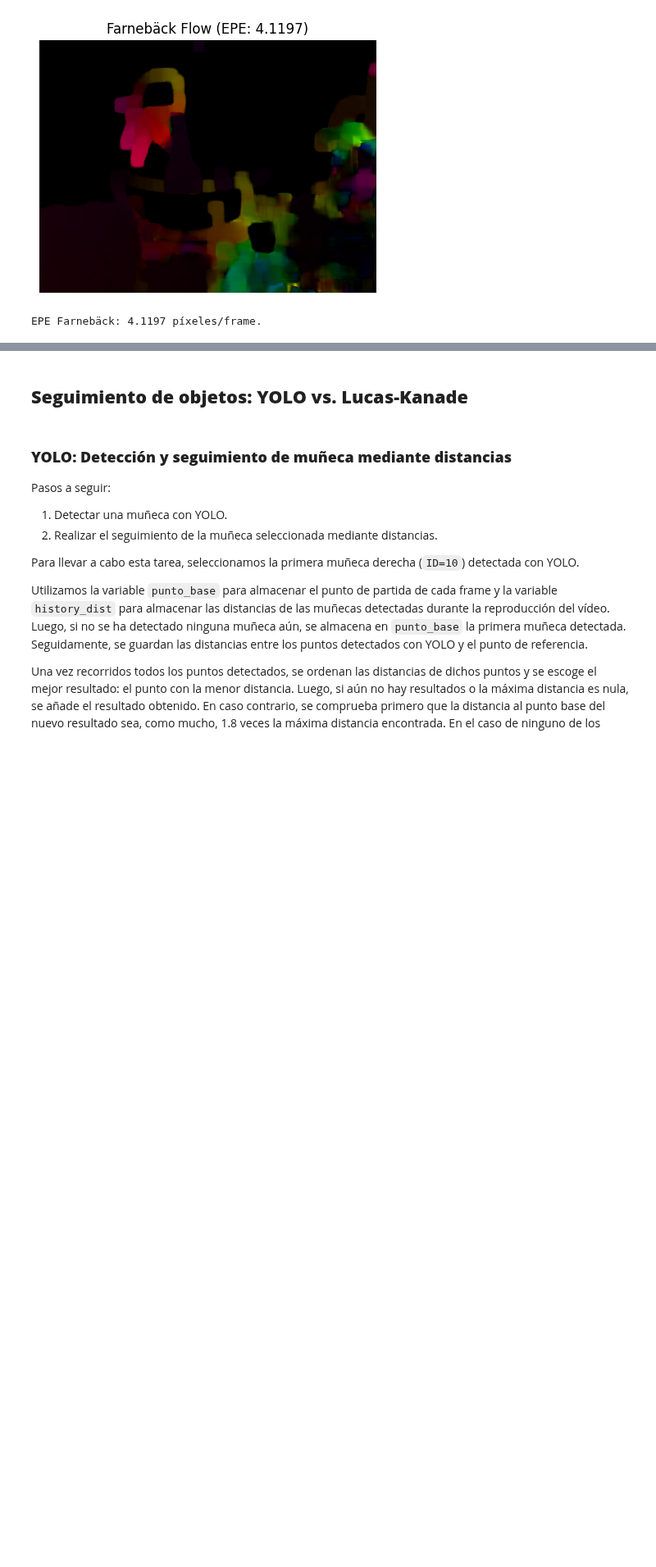
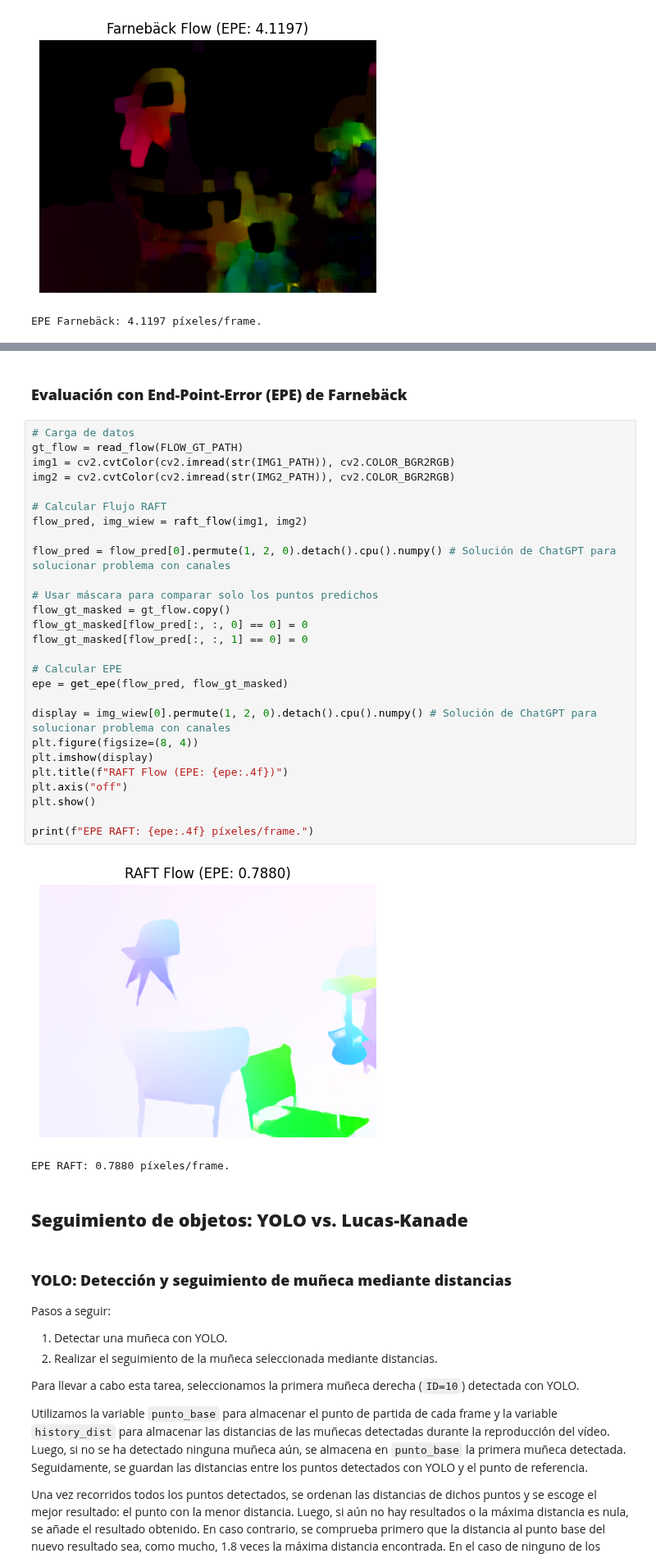
Before and after one commit to lunahernandez/PIAV, a Jupyter notebook: 07/flujo_optico.ipynb, the cells around one changed output, grey strips where cells are left out. Shown at 82% size. Drawn from its saved outputs; the diff is of its cells as text; blank space fills up the shorter version.

```diff
--- a/07/flujo_optico.ipynb
+++ b/07/flujo_optico.ipynb
@@ -1252,3 +1297,35 @@ EPE Farnebäck: 4.1197 píxeles/frame.
+# %% [markdown]
+### **Evaluación con End-Point-Error (EPE) de Farnebäck**
+# %%
+# Carga de datos
+gt_flow = read_flow(FLOW_GT_PATH)
+img1 = cv2.cvtColor(cv2.imread(str(IMG1_PATH)), cv2.COLOR_BGR2RGB)
+img2 = cv2.cvtColor(cv2.imread(str(IMG2_PATH)), cv2.COLOR_BGR2RGB)
+
+# Calcular Flujo RAFT
+flow_pred, img_wiew = raft_flow(img1, img2)
+
+flow_pred = flow_pred[0].permute(1, 2, 0).detach().cpu().numpy() # Solución de ChatGPT para solucionar problema con canales
+
+# Usar máscara para comparar solo los puntos predichos
+flow_gt_masked = gt_flow.copy()
+flow_gt_masked[flow_pred[:, :, 0] == 0] = 0
+flow_gt_masked[flow_pred[:, :, 1] == 0] = 0
+
+# Calcular EPE
+epe = get_epe(flow_pred, flow_gt_masked)
+
+display = img_wiew[0].permute(1, 2, 0).detach().cpu().numpy() # Solución de ChatGPT para solucionar problema con canales
+plt.figure(figsize=(8, 4))
+plt.imshow(display)
+plt.title(f"RAFT Flow (EPE: {epe:.4f})")
+plt.axis("off")
+plt.show()
+
+print(f"EPE RAFT: {epe:.4f} píxeles/frame.")
+# %% [output]
+[figure, added]
+EPE RAFT: 0.7880 píxeles/frame.
 # %% [markdown]
 ## **Seguimiento de objetos: YOLO vs. Lucas-Kanade**
 # %% [markdown]
```
Also changed, not shown: parts of 6 cells of this notebook.
